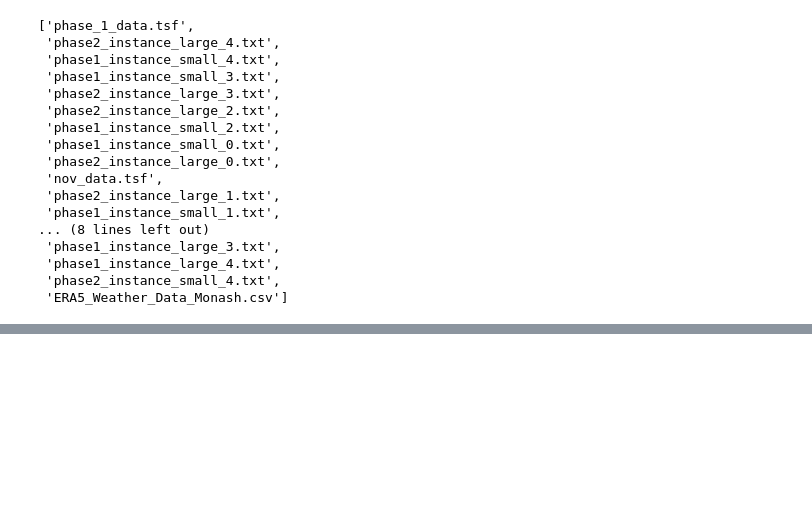
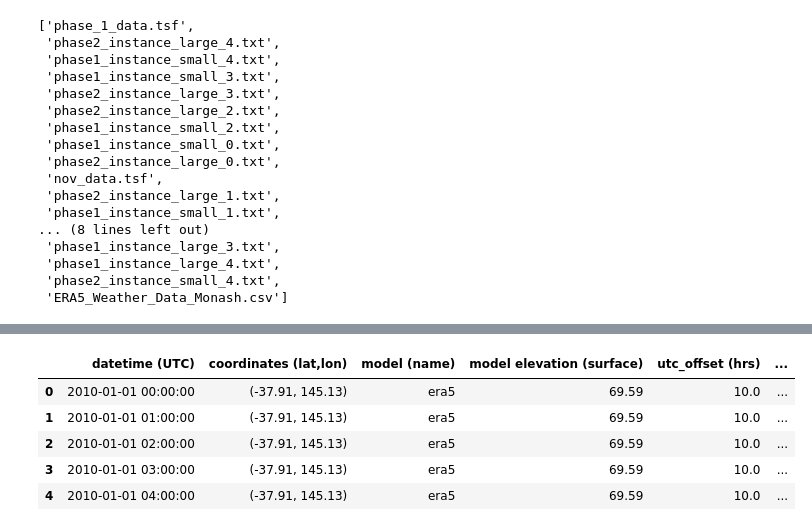
Before and after one commit to hbhungg/tinygrid, a Jupyter notebook: visualize_notebook.ipynb, the cells around one changed output, grey strips where cells are left out. Saved outputs shown, nothing was run; the diff lists cells and outputs as text; code cells hidden in the pictures; blank space fills up the shorter version.

```diff
--- a/visualize_notebook.ipynb
+++ b/visualize_notebook.ipynb
@@ -47,0 +75,11 @@ plt.show()
+# %%
+weather_file = os.path.join(path, fs[-1])
+weather_data = pd.read_csv(weather_file)
+weather_data.head()
+# %% [output]
+|  | datetime (UTC) | coordinates (lat,lon) | model (name) | model elevation (surface) | utc_offset (hrs) | ... |
+| 0 | 2010-01-01 00:00:00 | (-37.91, 145.13) | era5 | 69.59 | 10.0 | ... |
+| 1 | 2010-01-01 01:00:00 | (-37.91, 145.13) | era5 | 69.59 | 10.0 | ... |
+| 2 | 2010-01-01 02:00:00 | (-37.91, 145.13) | era5 | 69.59 | 10.0 | ... |
+| 3 | 2010-01-01 03:00:00 | (-37.91, 145.13) | era5 | 69.59 | 10.0 | ... |
+| 4 | 2010-01-01 04:00:00 | (-37.91, 145.13) | era5 | 69.59 | 10.0 | ... |
```
Also changed, not shown: parts of 5 cells of this notebook, 1 other file.
